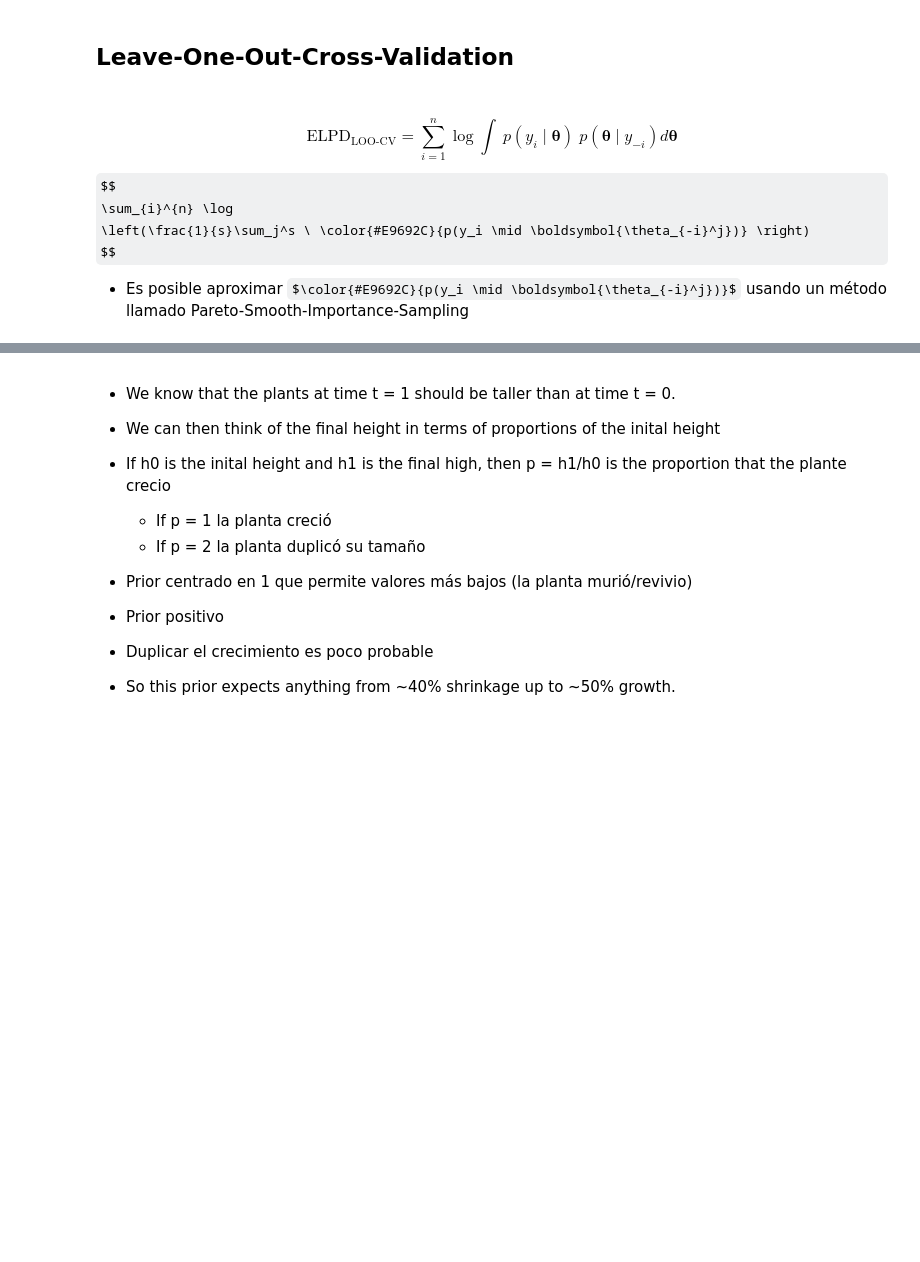
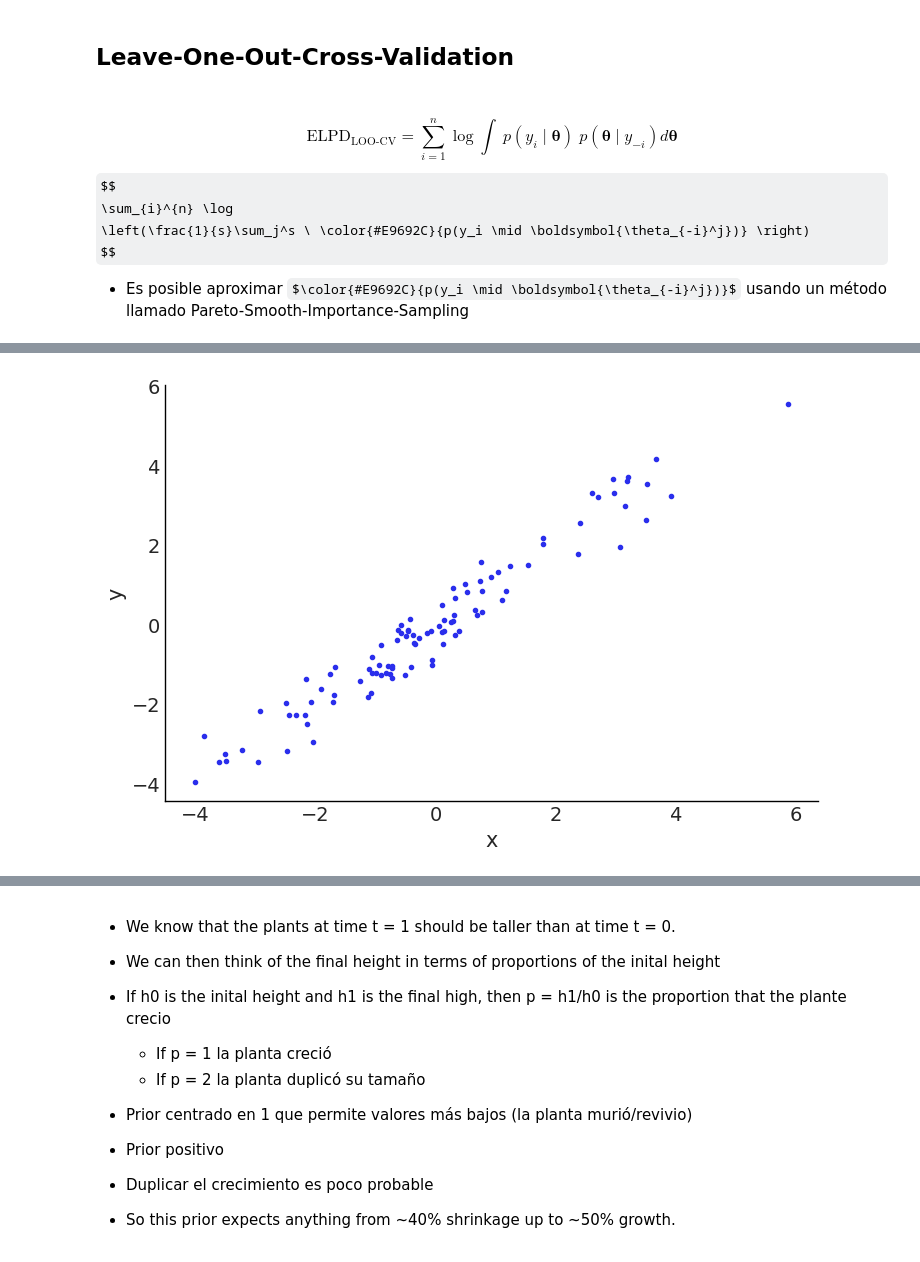
Before and after one commit to Grupo-de-modelado-probabilista/modelado_bayesiano, a Jupyter notebook: diapo/diapo_06.ipynb, the cells around one changed output, grey strips where cells are left out. Saved outputs shown, nothing was run; the diff lists cells and outputs as text; code cells hidden in the pictures; some formulas as TeX source; blank space fills up the shorter version.

```diff
--- a/diapo/diapo_06.ipynb
+++ b/diapo/diapo_06.ipynb
@@ -265,0 +266,8 @@ Adaptado de [Statistical Rethinking](http://xcelab.net/rm/statistical-rethinking
+# %%
+x = np.random.normal(0, 2, 100)
+y = np.random.normal(x, 0.5)
+plt.plot(x, y, ".")
+plt.ylabel("y")
+plt.xlabel("x");
+# %% [output]
+[figure, added]
```
Also changed, not shown: parts of 35 cells of this notebook.
